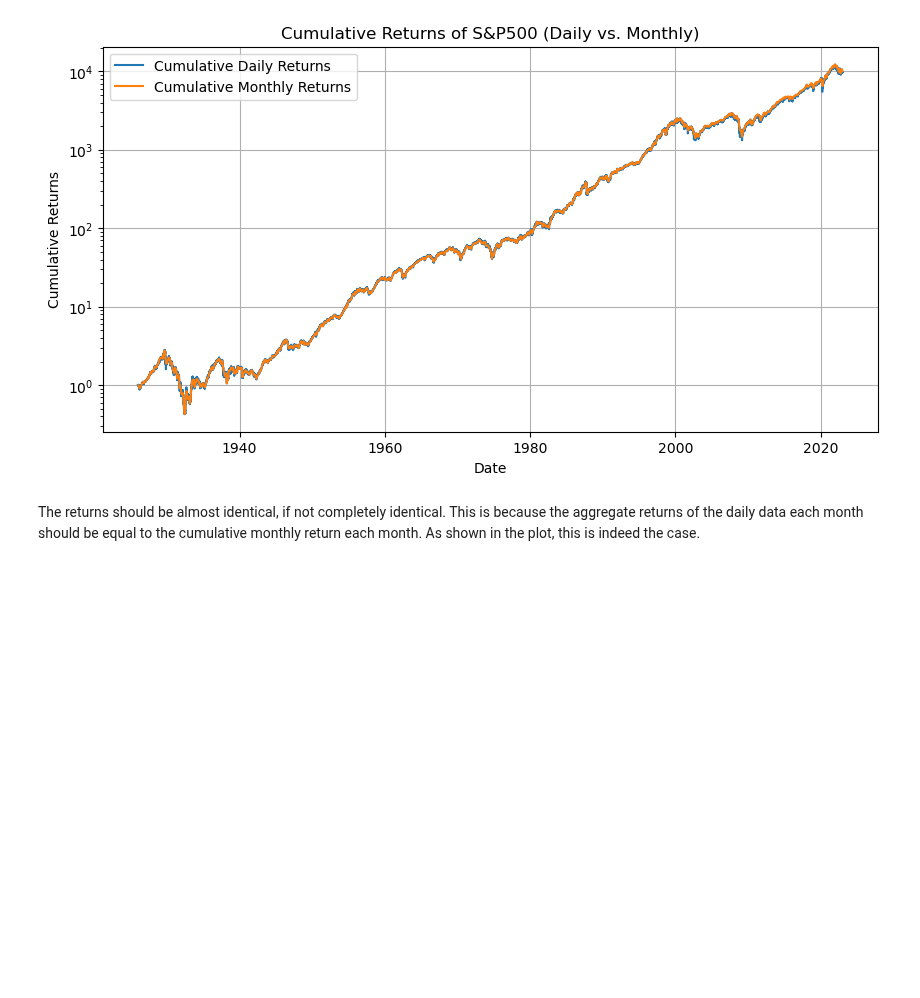
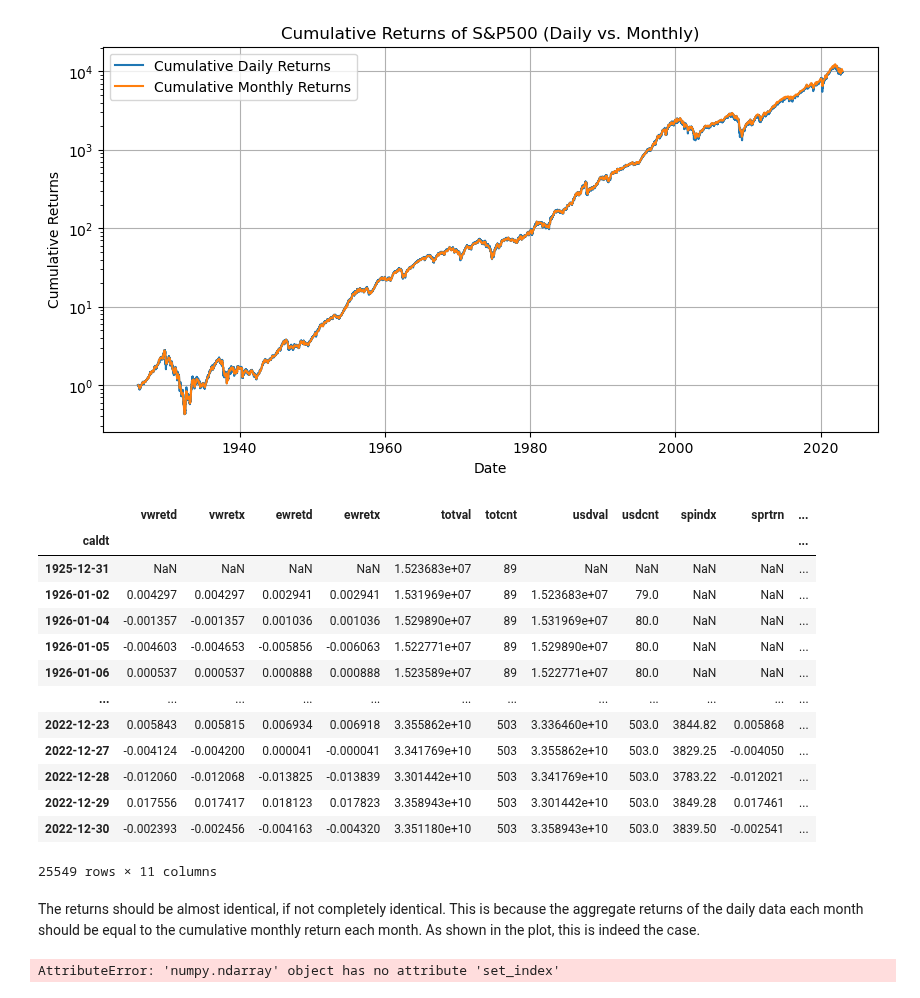
Before and after one commit to pathmarkoak/bufn400, a Jupyter notebook: Homeworks/Homework 1/Modeling long-term equity returns.ipynb, the cells around one changed output. Drawn from its saved outputs; the diff is of its cells as text; code cells hidden in the pictures; blank space fills up the shorter version.

```diff
--- a/Homeworks/Homework 1/Modeling long-term equity returns.ipynb
+++ b/Homeworks/Homework 1/Modeling long-term equity returns.ipynb
@@ -371,3 +371,20 @@ ax.legend()
 plt.show()
 # %% [output]
 [figure]
+# %%
+sp500_daily
+# %% [output]
+|  | vwretd | vwretx | ewretd | ewretx | totval | totcnt | usdval | usdcnt | spindx | sprtrn | ... |
+| caldt |  |  |  |  |  |  |  |  |  |  | ... |
+| 1925-12-31 | NaN | NaN | NaN | NaN | 1.523683e+07 | 89 | NaN | NaN | NaN | NaN | ... |
+| 1926-01-02 | 0.004297 | 0.004297 | 0.002941 | 0.002941 | 1.531969e+07 | 89 | 1.523683e+07 | 79.0 | NaN | NaN | ... |
+| 1926-01-04 | -0.001357 | -0.001357 | 0.001036 | 0.001036 | 1.529890e+07 | 89 | 1.531969e+07 | 80.0 | NaN | NaN | ... |
+| 1926-01-05 | -0.004603 | -0.004653 | -0.005856 | -0.006063 | 1.522771e+07 | 89 | 1.529890e+07 | 80.0 | NaN | NaN | ... |
+| 1926-01-06 | 0.000537 | 0.000537 | 0.000888 | 0.000888 | 1.523589e+07 | 89 | 1.522771e+07 | 80.0 | NaN | NaN | ... |
+| ... | ... | ... | ... | ... | ... | ... | ... | ... | ... | ... | ... |
+| 2022-12-23 | 0.005843 | 0.005815 | 0.006934 | 0.006918 | 3.355862e+10 | 503 | 3.336460e+10 | 503.0 | 3844.82 | 0.005868 | ... |
+| 2022-12-27 | -0.004124 | -0.004200 | 0.000041 | -0.000041 | 3.341769e+10 | 503 | 3.355862e+10 | 503.0 | 3829.25 | -0.004050 | ... |
+| 2022-12-28 | -0.012060 | -0.012068 | -0.013825 | -0.013839 | 3.301442e+10 | 503 | 3.341769e+10 | 503.0 | 3783.22 | -0.012021 | ... |
+| 2022-12-29 | 0.017556 | 0.017417 | 0.018123 | 0.017823 | 3.358943e+10 | 503 | 3.301442e+10 | 503.0 | 3849.28 | 0.017461 | ... |
+| 2022-12-30 | -0.002393 | -0.002456 | -0.004163 | -0.004320 | 3.351180e+10 | 503 | 3.358943e+10 | 503.0 | 3839.50 | -0.002541 | ... |
+25549 rows × 11 columns
@@ -375,8 +394,16 @@ plt.show()
 The returns should be almost identical, if not completely identical. This is because the aggregate returns of the daily data each month should be equal to the cumulative monthly return each month. As shown in the plot, this is indeed the case.
 # %%
 # Creating series of daily log returns:
-sp500_daily_logret = sp500_daily.dropna()
+sp500_daily_logret = sp500_daily_logret.dropna()
 sp500_daily_logret = sp500_daily_logret[(sp500_daily_logret > 0).all(axis=1)]
 
 sp500_daily_logret = sp500_daily_logret.to_numpy()
 sp500_daily_logret = np.log(sp500_daily_logret)
+sp500_daily_logret = pd.DataFrame(sp500_daily_logret, columns = [
+sp500_daily_logret.set_index('caldt', inplace=True)
+
+sp500_daily_logret['Month'] = sp500_daily_logret.index.to_period('M')
+monthly_std_logret = sp500_returns.groupby('Month')['Returns'].std()
+monthly_std_logret = monthly_std_logret.reset_index()
+# %% [output]
+AttributeError: 'numpy.ndarray' object has no attribute 'set_index'
```
Also changed, not shown: parts of 1 cell of this notebook.
